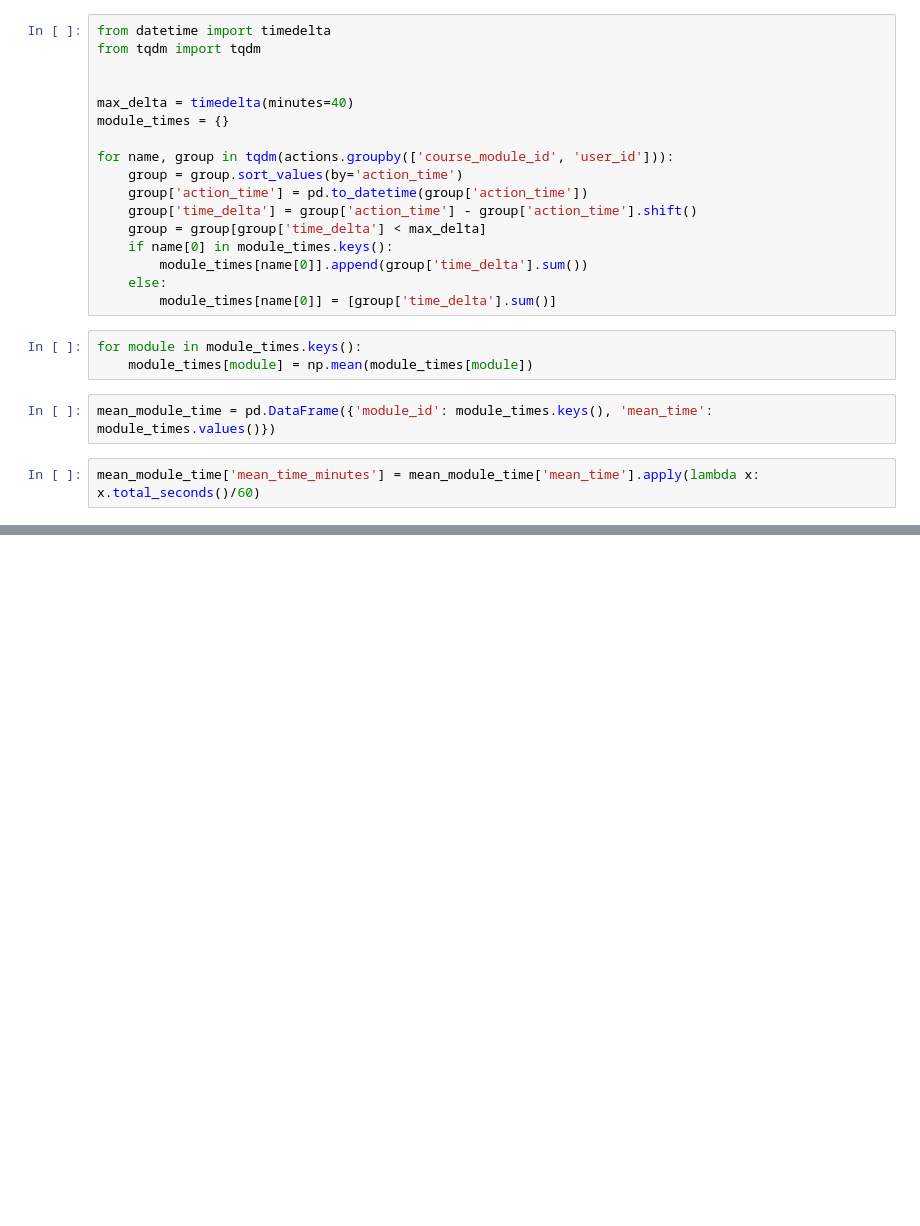
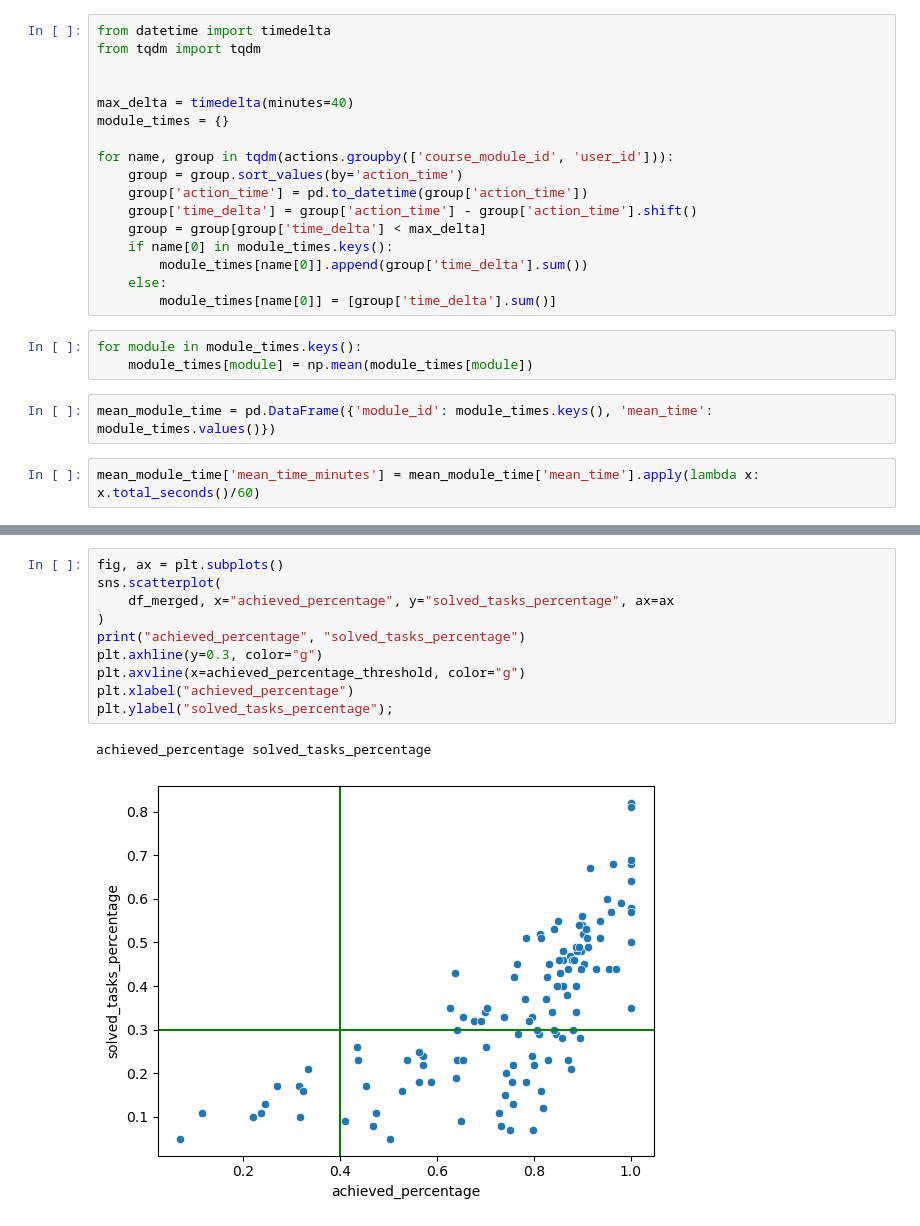
Before and after one commit to pt0p/metrics-for-educational-courses, a Jupyter notebook: module_metrics_research.ipynb, the cells around one changed output, grey strips where cells are left out. Drawn from its saved outputs; the diff is of its cells as text; blank space fills up the shorter version.

```diff
--- a/module_metrics_research.ipynb
+++ b/module_metrics_research.ipynb
@@ -442,0 +553,13 @@ sns.histplot(mean_module_time['mean_time_minutes'])
+# %%
+fig, ax = plt.subplots()
+sns.scatterplot(
+    df_merged, x="achieved_percentage", y="solved_tasks_percentage", ax=ax
+)
+print("achieved_percentage", "solved_tasks_percentage")
+plt.axhline(y=0.3, color="g")
+plt.axvline(x=achieved_percentage_threshold, color="g")
+plt.xlabel("achieved_percentage")
+plt.ylabel("solved_tasks_percentage");
+# %% [output]
+achieved_percentage solved_tasks_percentage
+[figure, added]
```
Also changed, not shown: parts of 18 cells of this notebook.
